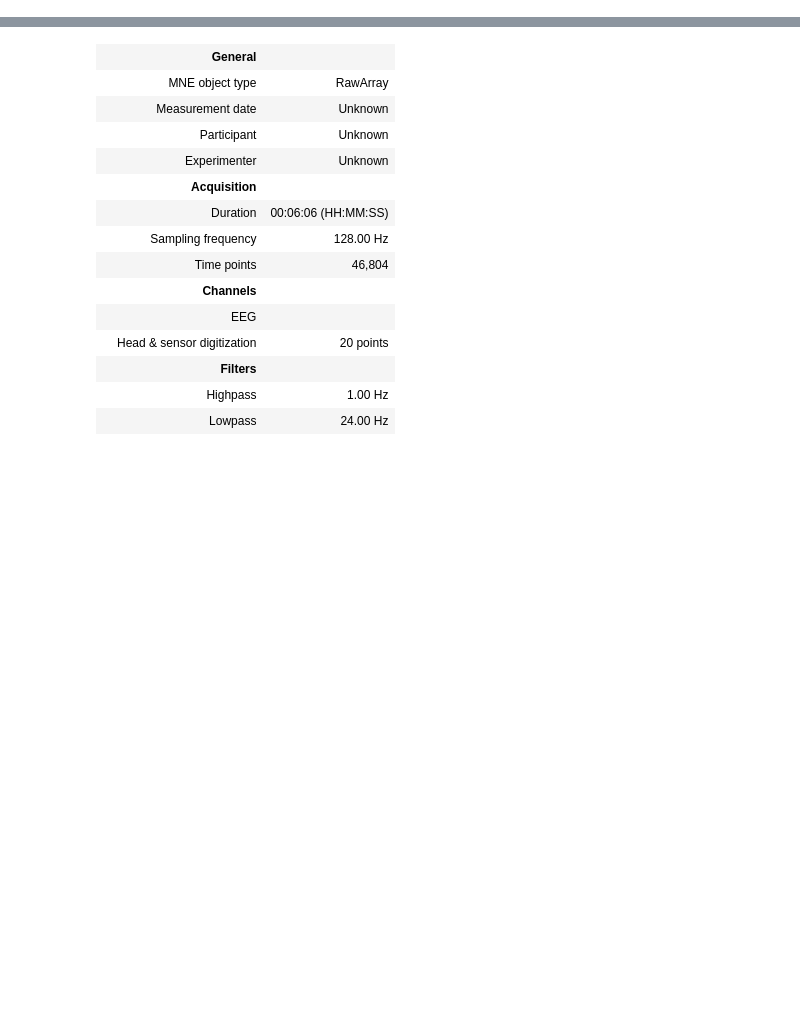
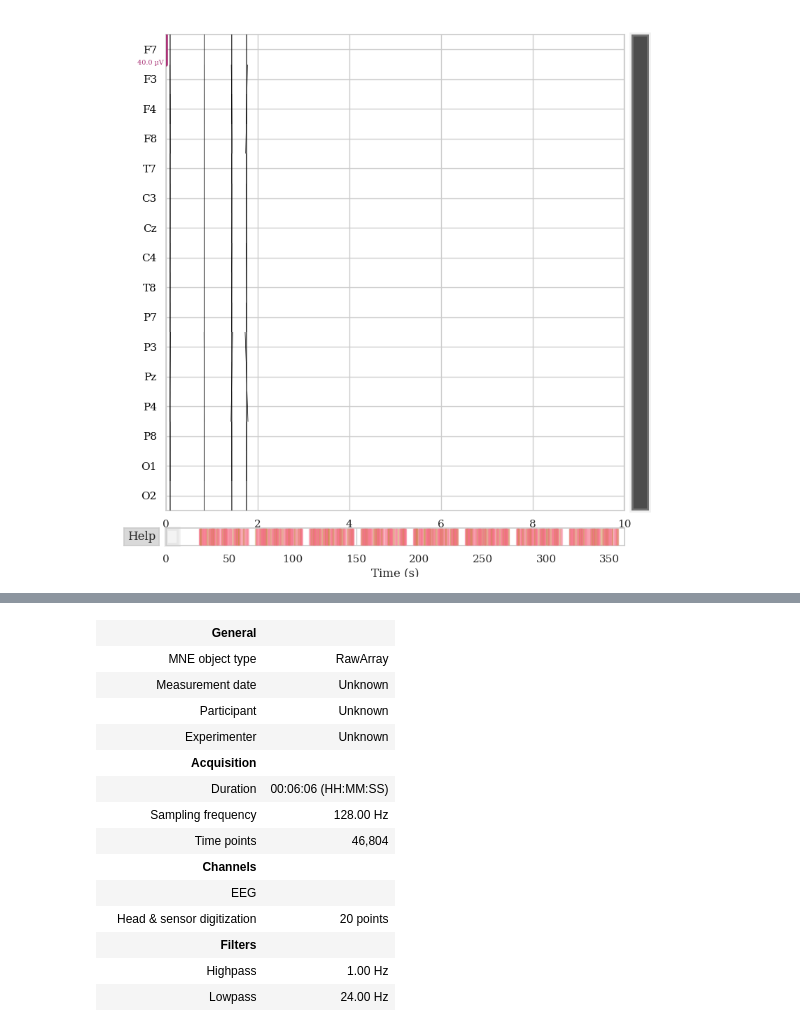
Before and after one commit to isacostamaia/data_exploration_EEG, a Jupyter notebook: moabb_BI2012.ipynb, the cells around one changed output, grey strips where cells are left out. Saved outputs shown, nothing was run; the diff lists cells and outputs as text; code cells hidden in the pictures; blank space fills up the shorter version.

```diff
--- a/moabb_BI2012.ipynb
+++ b/moabb_BI2012.ipynb
@@ -21,0 +112,4 @@ NOTE: pick_types() is a legacy function. New code should use inst.pick(...).
+# %%
+raw_.plot();
+# %% [output]
+[figure, added]
```
Also changed, not shown: parts of 24 cells of this notebook, 4 other files.
